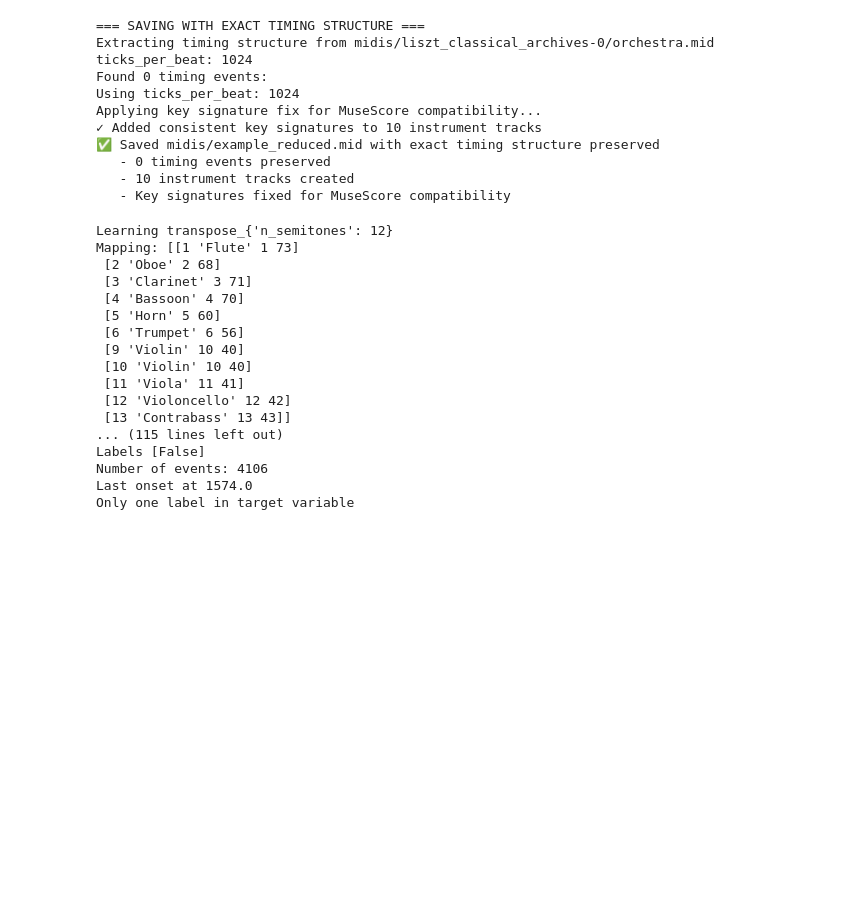
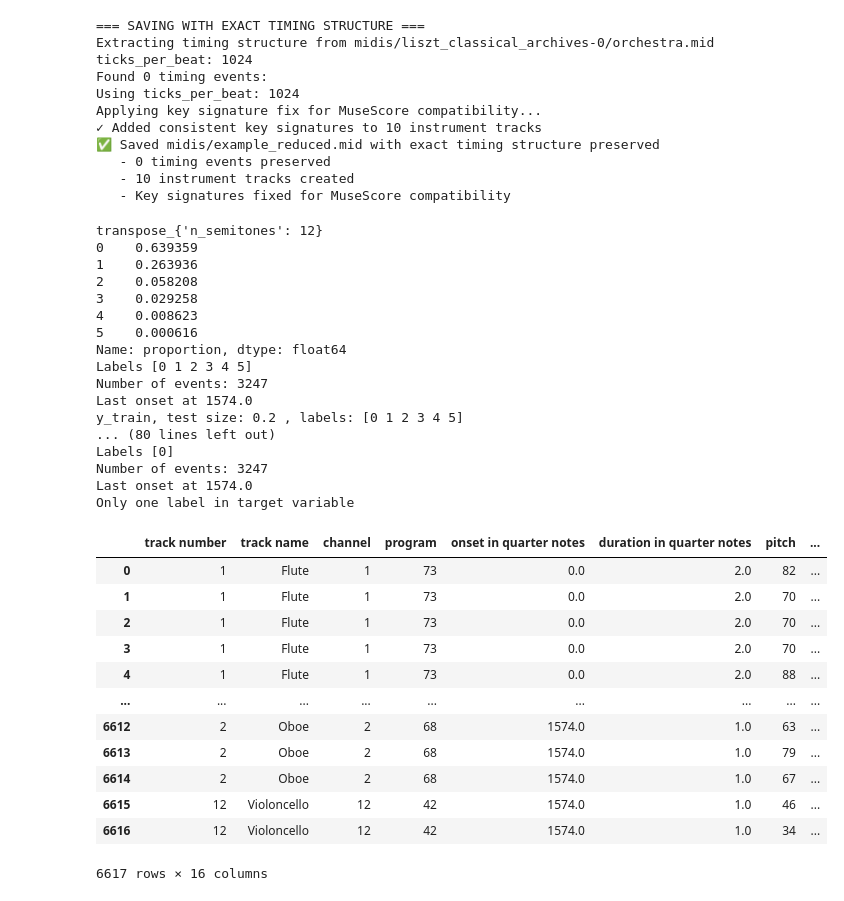
Before and after one commit to VelardeGissel/AutomaticMusicOrchestration, a Jupyter notebook: estimate_doublings.ipynb, the cells around one changed output. Drawn from its saved outputs; the diff is of its cells as text; code cells hidden in the pictures; blank space fills up the shorter version.

Commit message:
estimate_doublings.ipynb: corrections and reconstruction

```diff
--- a/estimate_doublings.ipynb
+++ b/estimate_doublings.ipynb
@@ -311,25 +338,27 @@ def estimate_transform(df, ytarget="transpose_{'n_semitones': 12}", model="XGBoo
 # %%
 for func, kwargs in transformations:
     ytarget = f"{func.__name__}_{kwargs}"
+    #print(f"Learning {ytarget}")
+    print(df_reduced[ytarget].value_counts(normalize=True))
     estimate_transform(df_reduced, ytarget=ytarget, model="XGBoost", pipeline_path="")
     print("\n")
 
 # TODO: Use one model for multi-variate target prediction
 # %% [output]
-Learning transpose_{'n_semitones': 12}
-Mapping: [[1 'Flute' 1 73]
- [2 'Oboe' 2 68]
- [3 'Clarinet' 3 71]
- [4 'Bassoon' 4 70]
- [5 'Horn' 5 60]
- [6 'Trumpet' 6 56]
- [9 'Violin' 10 40]
- [10 'Violin' 10 40]
- [11 'Viola' 11 41]
- [12 'Violoncello' 12 42]
- [13 'Contrabass' 13 43]]
-... (115 lines left out)
-Labels [False]
-Number of events: 4106
+transpose_{'n_semitones': 12}
+0    0.639359
+1    0.263936
+2    0.058208
+3    0.029258
+4    0.008623
+5    0.000616
+Name: proportion, dtype: float64
+Labels [0 1 2 3 4 5]
+Number of events: 3247
+Last onset at 1574.0
+y_train, test size: 0.2 , labels: [0 1 2 3 4 5]
+... (80 lines left out)
+Labels [0]
+Number of events: 3247
 Last onset at 1574.0
 Only one label in target variable
@@ -335,0 +415,18 @@ Only one label in target variable
+# %%
+# Example
+df_reconstructed = expand_estimated_transform(df_reduced, transformations=transformations)
+df_reconstructed
+# %% [output]
+|  | track number | track name | channel | program | onset in quarter notes | duration in quarter notes | pitch | ... |
+| 0 | 1 | Flute | 1 | 73 | 0.0 | 2.0 | 82 | ... |
+| 1 | 1 | Flute | 1 | 73 | 0.0 | 2.0 | 70 | ... |
+| 2 | 1 | Flute | 1 | 73 | 0.0 | 2.0 | 70 | ... |
+| 3 | 1 | Flute | 1 | 73 | 0.0 | 2.0 | 70 | ... |
+| 4 | 1 | Flute | 1 | 73 | 0.0 | 2.0 | 88 | ... |
+| ... | ... | ... | ... | ... | ... | ... | ... | ... |
+| 6612 | 2 | Oboe | 2 | 68 | 1574.0 | 1.0 | 63 | ... |
+| 6613 | 2 | Oboe | 2 | 68 | 1574.0 | 1.0 | 79 | ... |
+| 6614 | 2 | Oboe | 2 | 68 | 1574.0 | 1.0 | 67 | ... |
+| 6615 | 12 | Violoncello | 12 | 42 | 1574.0 | 1.0 | 46 | ... |
+| 6616 | 12 | Violoncello | 12 | 42 | 1574.0 | 1.0 | 34 | ... |
+6617 rows × 16 columns
```
Also changed, not shown: parts of 11 cells of this notebook.
